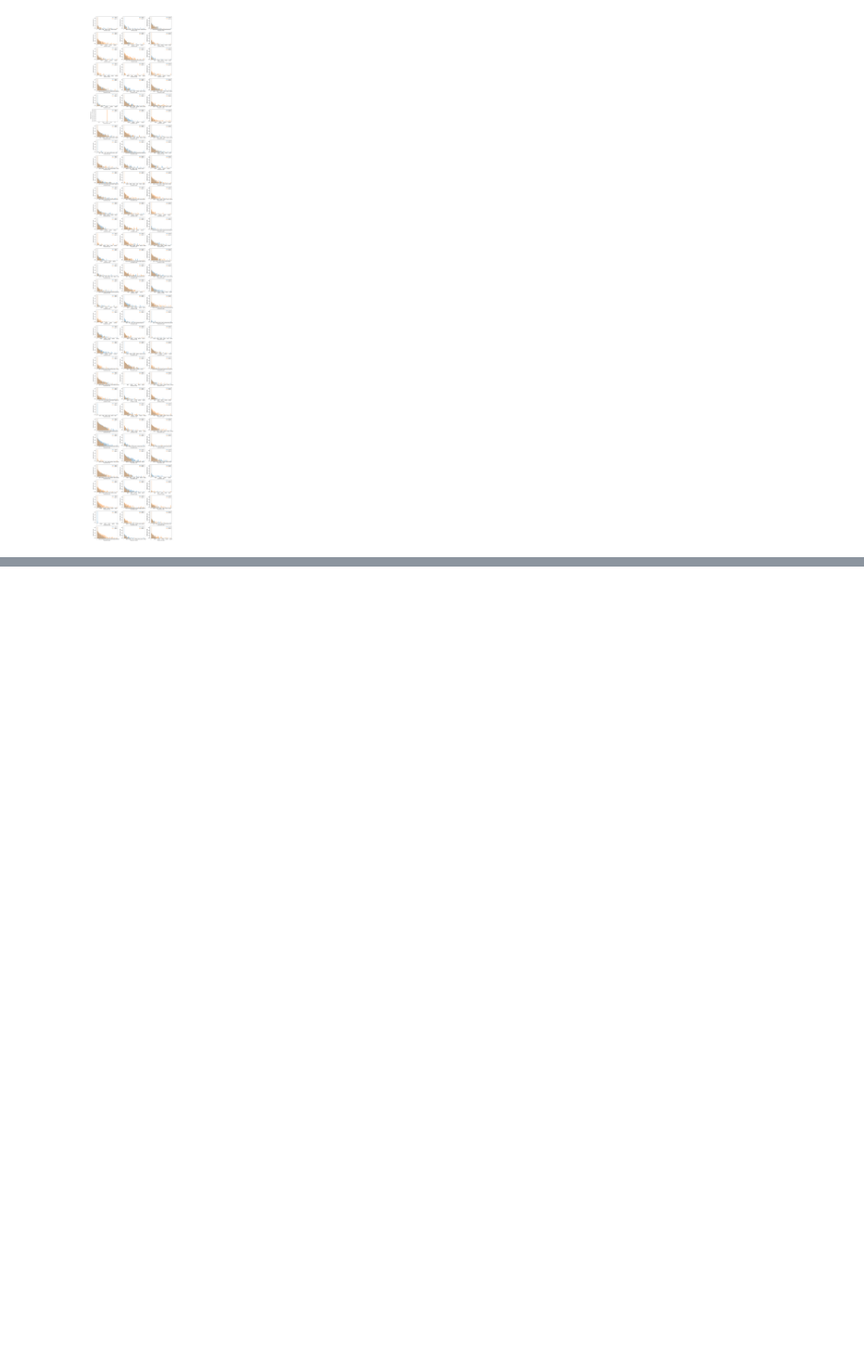
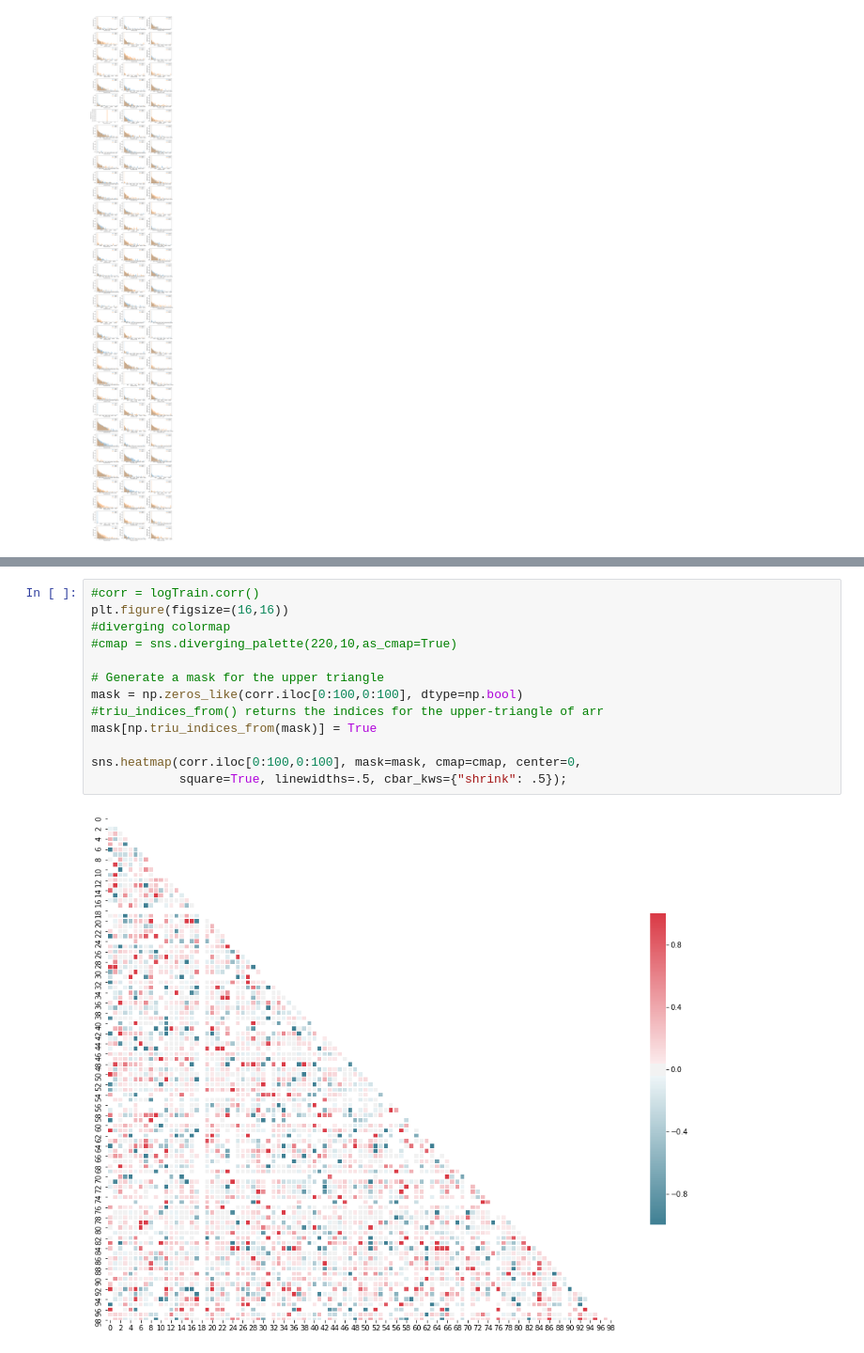
Before and after one commit to leoEspin/viome, a Jupyter notebook: viome dataset.ipynb, the cells around one changed output, grey strips where cells are left out. Shown at 94% size. Drawn from its saved outputs; the diff is of its cells as text; blank space fills up the shorter version.

```diff
--- a/viome dataset.ipynb
+++ b/viome dataset.ipynb
@@ -232,0 +260,15 @@ batch_count+=1
+# %%
+#corr = logTrain.corr()
+plt.figure(figsize=(16,16))
+#diverging colormap
+#cmap = sns.diverging_palette(220,10,as_cmap=True)
+
+# Generate a mask for the upper triangle
+mask = np.zeros_like(corr.iloc[0:100,0:100], dtype=np.bool)
+#triu_indices_from() returns the indices for the upper-triangle of arr
+mask[np.triu_indices_from(mask)] = True
+
+sns.heatmap(corr.iloc[0:100,0:100], mask=mask, cmap=cmap, center=0,
+            square=True, linewidths=.5, cbar_kws={"shrink": .5});
+# %% [output]
+[figure, added]
```
Also changed, not shown: parts of 3 cells of this notebook.
